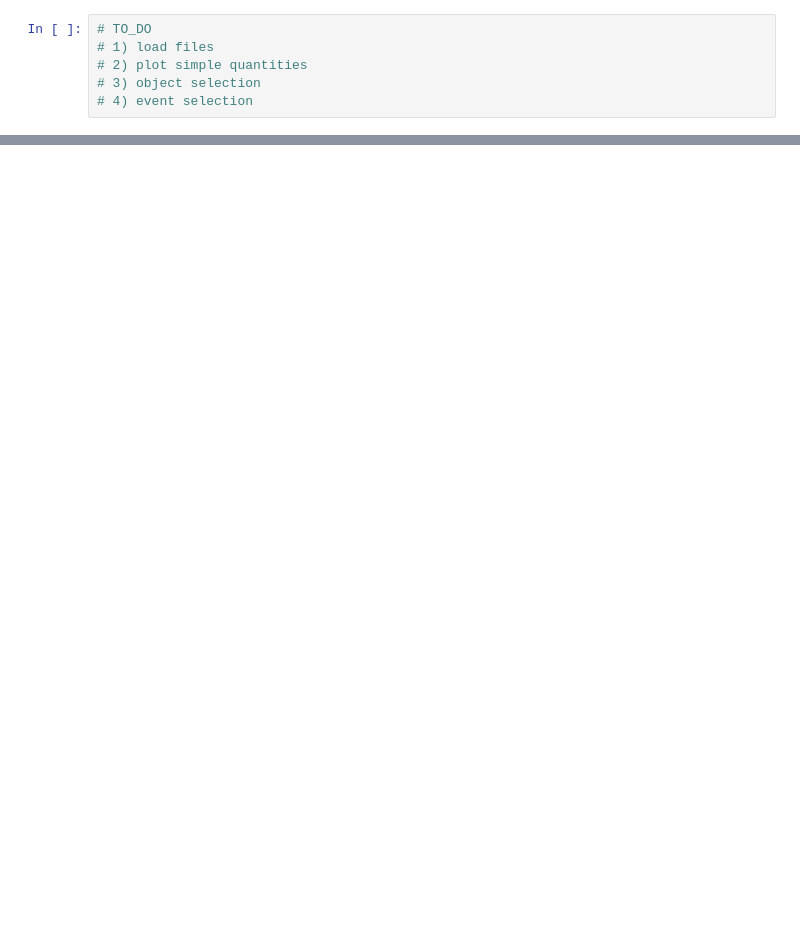
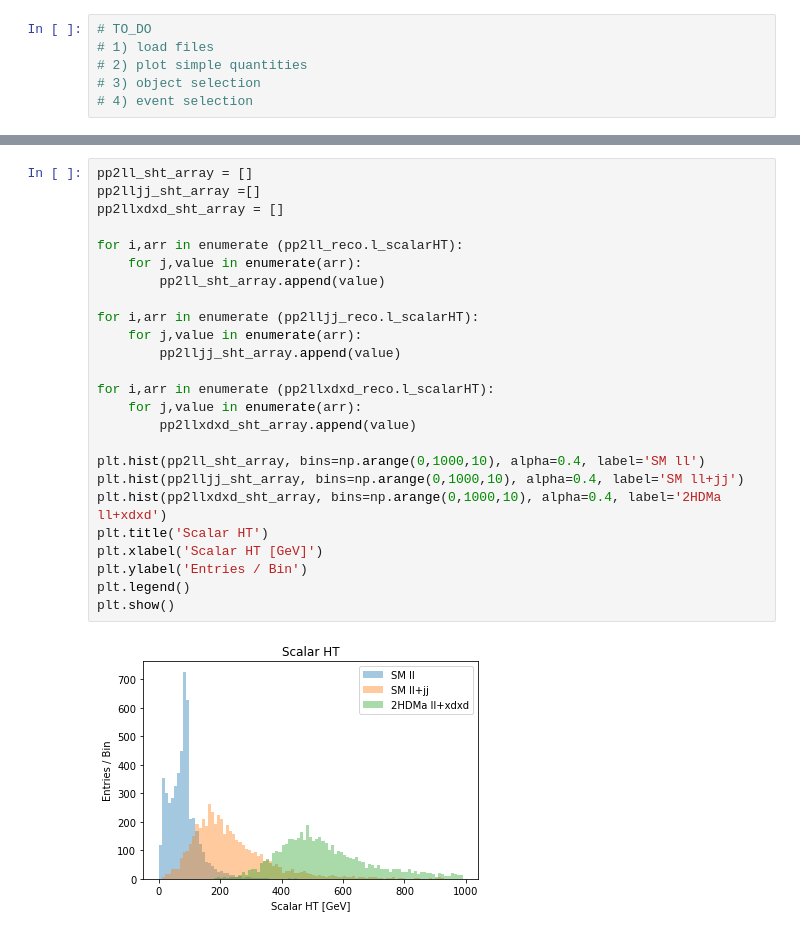
Before and after one commit to ctdax/darkMatter, a Jupyter notebook: explore/exploreData.ipynb, the cells around one changed output, grey strips where cells are left out. Saved outputs shown, nothing was run; the diff lists cells and outputs as text; blank space fills up the shorter version.

```diff
--- a/explore/exploreData.ipynb
+++ b/explore/exploreData.ipynb
@@ -344,0 +348,27 @@ pp2llxdxd_reco.eventCutflow
+# %%
+pp2ll_sht_array = []
+pp2lljj_sht_array =[]
+pp2llxdxd_sht_array = []
+
+for i,arr in enumerate (pp2ll_reco.l_scalarHT):
+    for j,value in enumerate(arr):
+        pp2ll_sht_array.append(value)
+
+for i,arr in enumerate (pp2lljj_reco.l_scalarHT):
+    for j,value in enumerate(arr):
+        pp2lljj_sht_array.append(value)
+
+for i,arr in enumerate (pp2llxdxd_reco.l_scalarHT):
+    for j,value in enumerate(arr):
+        pp2llxdxd_sht_array.append(value)
+
+plt.hist(pp2ll_sht_array, bins=np.arange(0,1000,10), alpha=0.4, label='SM ll')
+plt.hist(pp2lljj_sht_array, bins=np.arange(0,1000,10), alpha=0.4, label='SM ll+jj')
+plt.hist(pp2llxdxd_sht_array, bins=np.arange(0,1000,10), alpha=0.4, label='2HDMa ll+xdxd')
+plt.title('Scalar HT')
+plt.xlabel('Scalar HT [GeV]')
+plt.ylabel('Entries / Bin')
+plt.legend()
+plt.show()
+# %% [output]
+[figure, added]
```
Also changed, not shown: parts of 14 cells of this notebook, 2 other files.
